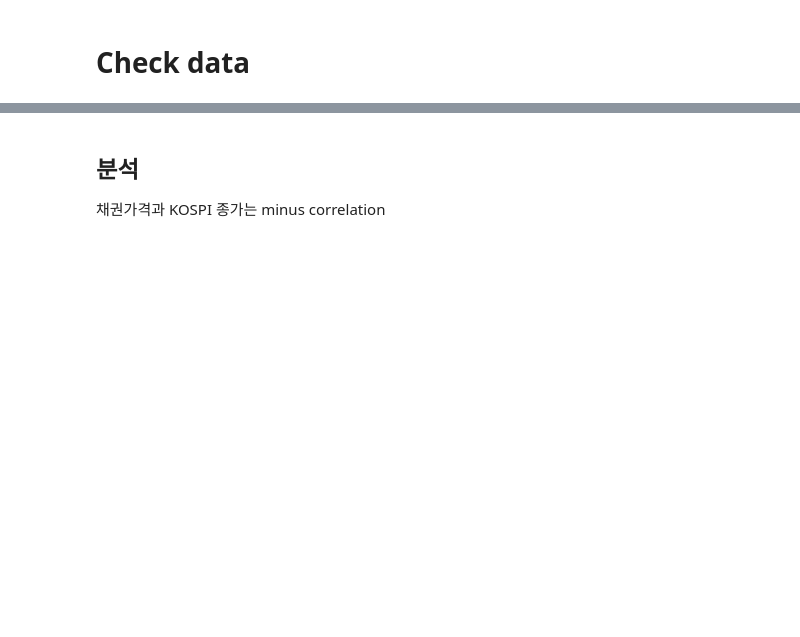
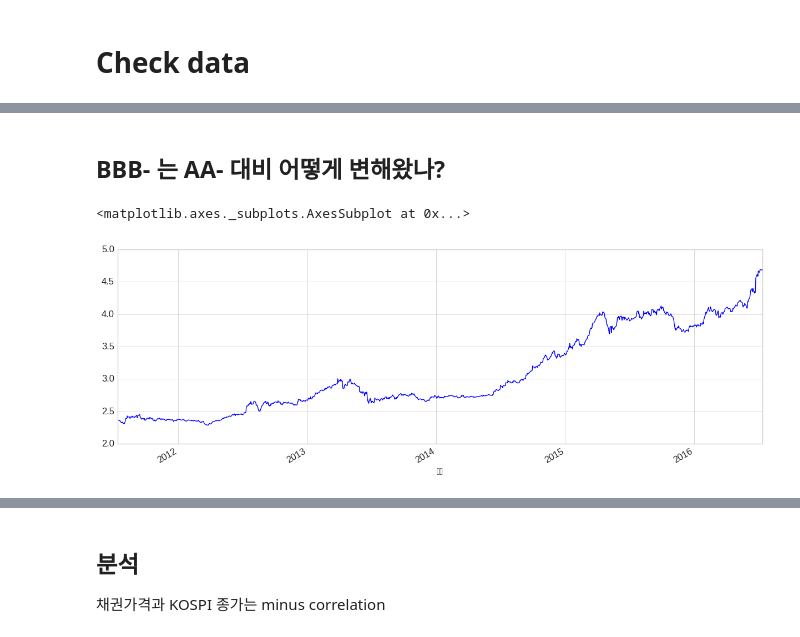
Before and after one commit to tohichoi/ecos, a Jupyter notebook: ecos.ipynb, the cells around one changed output, grey strips where cells are left out. Saved outputs shown, nothing was run; the diff lists cells and outputs as text; code cells hidden in the pictures; blank space fills up the shorter version.

```diff
--- a/ecos.ipynb
+++ b/ecos.ipynb
@@ -106,3 +109,11 @@ df_merged.corr('pearson')
 | 합계 | 1.000000 | 0.088907 | -0.066679 |
 | 회사채(무보증3년)BBB- | 0.088907 | 1.000000 | -0.355687 |
 | Close | -0.066679 | -0.355687 | 1.000000 |
+# %% [markdown]
+## BBB- 는 AA- 대비 어떻게 변해왔나?
+# %%
+df=df_bond_interest[u'회사채(무보증3년)BBB-']/df_bond_interest[u'회사채(무보증3년)AA-']
+df.plot(figsize=(15,5))
+# %% [output]
+<matplotlib.axes._subplots.AxesSubplot at 0x...>
+[figure, added]
```
Also changed, not shown: parts of 8 cells of this notebook, 3 other files.
